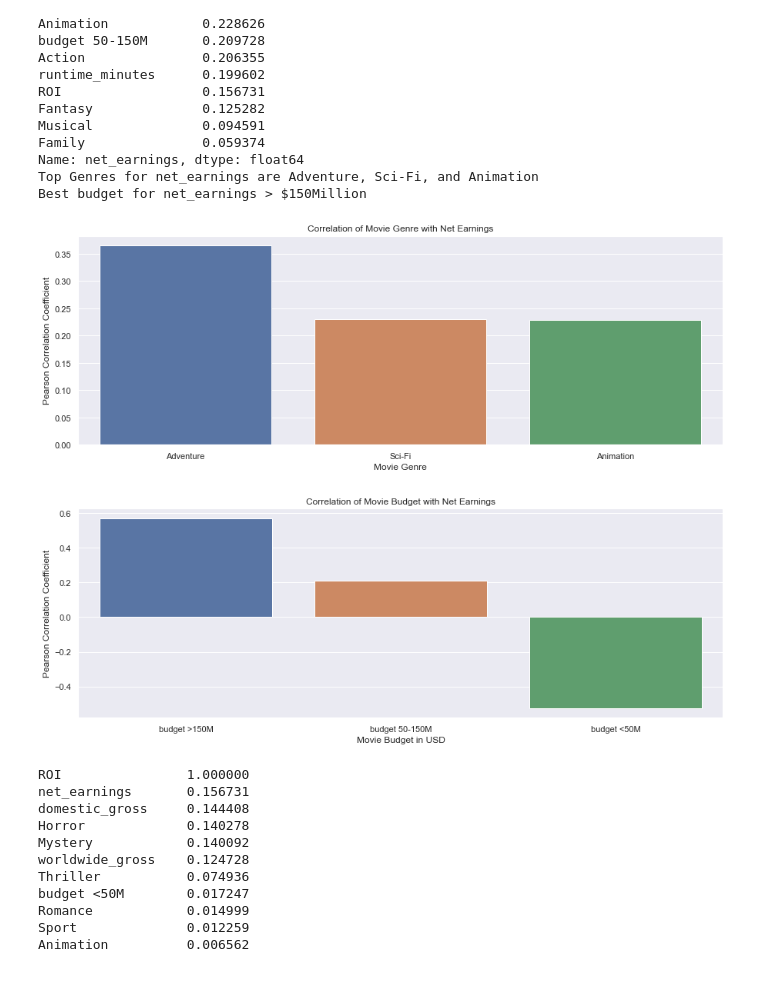
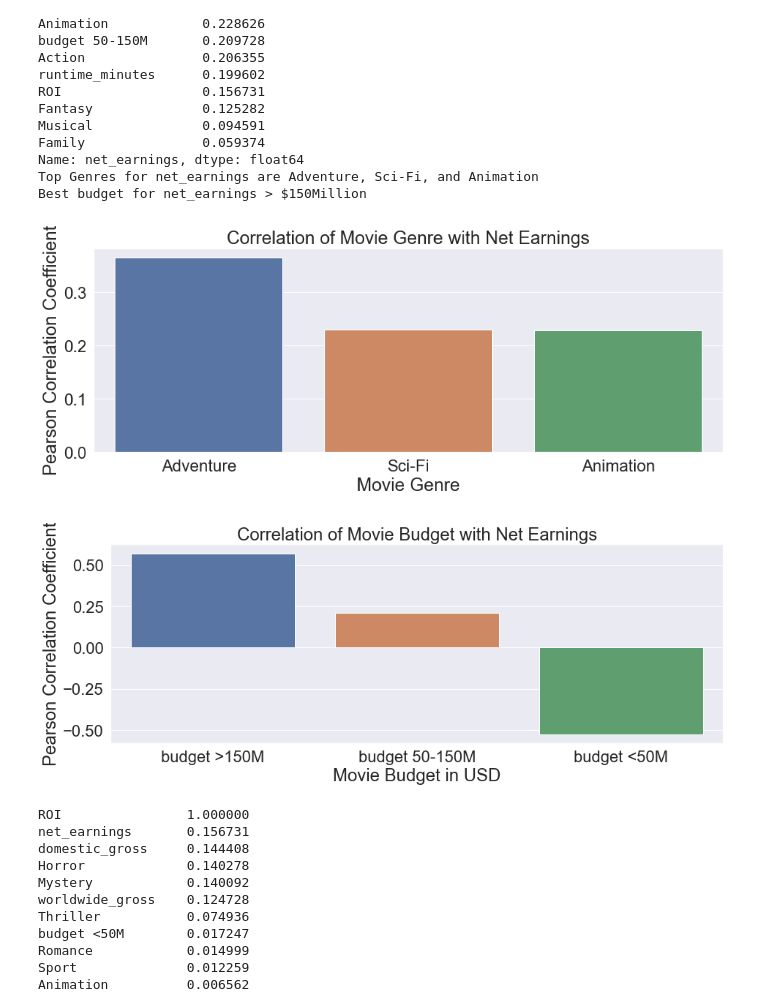
Before and after one commit to RH3421/Project-1-Microsoft-Makes-a-Movie, a Jupyter notebook: MainDF.ipynb, the cells around one changed output. Cells and saved outputs as stored; diff of their text form; code cells hidden in the pictures; blank space fills up the shorter version.

```diff
--- a/MainDF.ipynb
+++ b/MainDF.ipynb
@@ -262,5 +262,6 @@ gen_gross = (correlation['worldwide_gross'].sort_values(ascending=False).filter(
 gen_gross
 ax = sns.barplot(x=gen_gross.index, y=gen_gross.values)
 sns.set(rc = {'figure.figsize':(15,5)})
+sns.set(font_scale = 2)
 ax.set(xlabel='Movie Genre', ylabel='Pearson Correlation Coefficient', title='Correlation of Movie Genre with Worldwide Gross');
 # %% [output]
@@ -271,5 +272,6 @@ bud_gross = (correlation['worldwide_gross'].sort_values(ascending=False).filter(
 bud_gross
 ax = sns.barplot(x=bud_gross.index, y=bud_gross.values)
 sns.set(rc = {'figure.figsize':(15,5)})
+sns.set(font_scale = 2)
 ax.set(xlabel='Movie Budget in USD', ylabel='Pearson Correlation Coefficient', title='Correlation of Movie Budget with Worldwide Gross');
 # %% [output]
@@ -303,21 +305,23 @@ Best budget for net_earnings > $150Million
 # %%
 #Genre Net Earnings Visualization
 gen_net_earnings = (correlation['net_earnings'].sort_values(ascending=False).filter(items=['Adventure', 'Sci-Fi', 'Animation']))
 gen_net_earnings
 ax = sns.barplot(x=gen_net_earnings.index, y=gen_net_earnings.values)
 sns.set(rc = {'figure.figsize':(15,5)})
+sns.set(font_scale = 2)
 ax.set(xlabel='Movie Genre', ylabel='Pearson Correlation Coefficient', title='Correlation of Movie Genre with Net Earnings');
 # %% [output]
-[figure, old version]
+[figure, new version]
 # %%
 #Budget Net Earnings Visualization
 bud_net = (correlation['net_earnings'].sort_values(ascending=False).filter(items=['budget >150M', 'budget 50-150M', 'budget <50M']))
 bud_net
 ax = sns.barplot(x=bud_net.index, y=bud_net.values)
 sns.set(rc = {'figure.figsize':(15,5)})
+sns.set(font_scale = 2)
 ax.set(xlabel='Movie Budget in USD', ylabel='Pearson Correlation Coefficient', title='Correlation of Movie Budget with Net Earnings');
 # %% [output]
-[figure, old version]
+[figure, new version]
 # %%
 #Top Genres for ROI
 #Best budget for ROI
```
Also changed, not shown: parts of 2 cells of this notebook, 4 other files.
